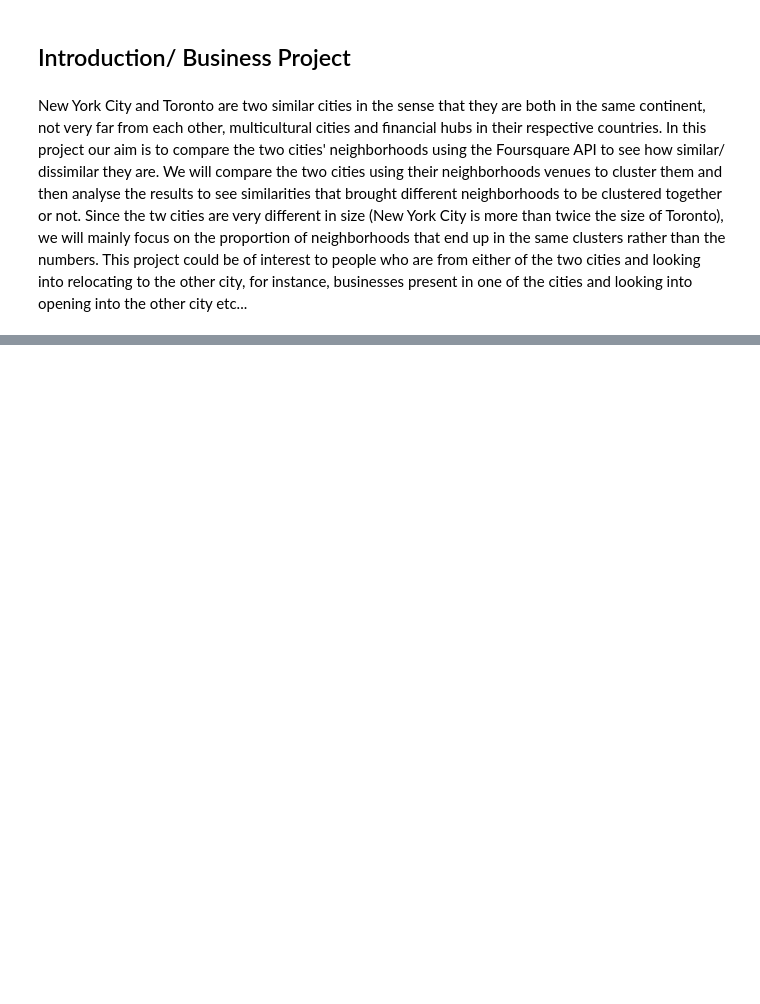
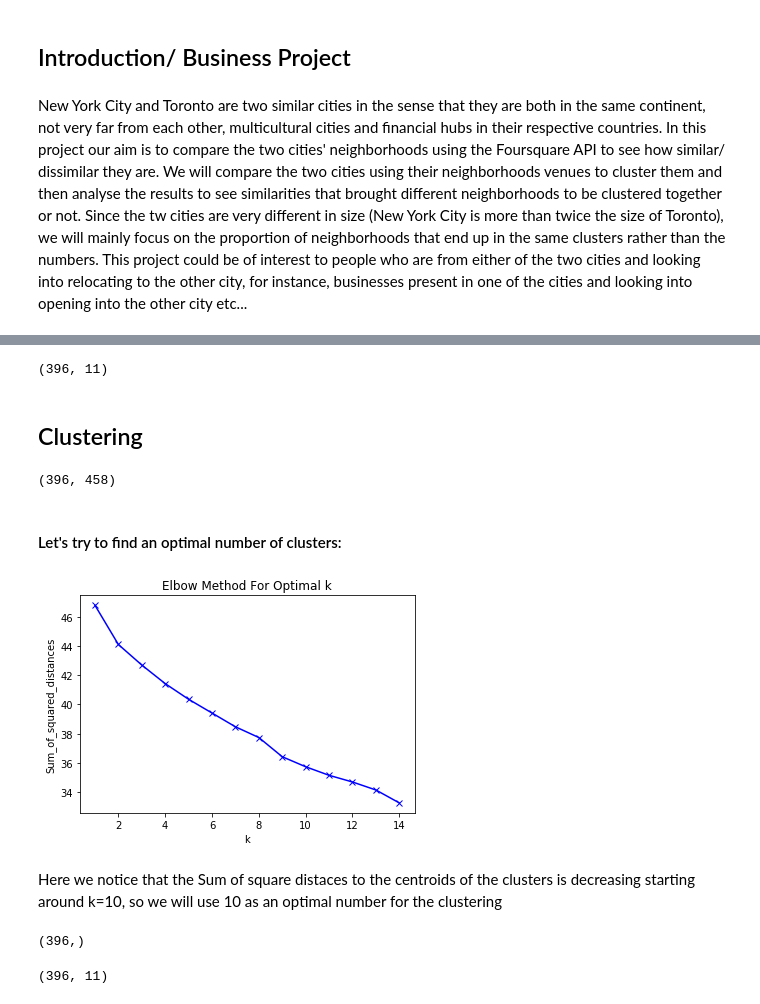
Before and after one commit to Hali-matou/Coursera-Capstone, a Jupyter notebook: Final_Project_HBA.ipynb, the cells around one changed output, grey strips where cells are left out. Cells and saved outputs as stored; diff of their text form; code cells hidden in the pictures; blank space fills up the shorter version.

```diff
--- a/Final_Project_HBA.ipynb
+++ b/Final_Project_HBA.ipynb
@@ -66,0 +424,12 @@ Libraries imported.
+# %%
+# one hot encoding
+ny_t_onehot = pd.get_dummies(ny_t_venues[['Venue Category']], prefix="", prefix_sep="")
+
+# add neighborhood column back to dataframe
+ny_t_onehot['Neighborhood'] = ny_t_venues['Neighborhood']
+
+# move neighborhood column to the first column
+fixed_columns = [ny_t_onehot.columns[-1]] + list(ny_t_onehot.columns[:-1])
+ny_t_onehot = ny_t_onehot[fixed_columns]
+
+ny_t_onehot.head()
@@ -66,0 +450,3 @@ Libraries imported.
+# %%
+ny_t_grouped = ny_t_onehot.groupby('Neighborhood').mean().reset_index()
+ny_t_grouped.head()
@@ -66,0 +542,42 @@ Libraries imported.
+# %%
+neighborhoods_venues_sorted.shape
+# %% [output]
+(396, 11)
+# %% [markdown]
+## Clustering
+# %%
+
+
+ny_t_grouped_clustering = ny_t_grouped.drop('Neighborhood', 1)
+
+ny_t_grouped_clustering.shape
+# %% [output]
+(396, 458)
+# %% [markdown]
+#### Let's try to find an optimal number of clusters:
+# %%
+Sum_of_squared_distances = []
+K = range(1,15)
+for k in K:
+    km = KMeans(n_clusters=k)
+    km = km.fit(ny_t_grouped_clustering)
+    Sum_of_squared_distances.append(km.inertia_)
+# %%
+import matplotlib.pyplot as plt
+plt.plot(K, Sum_of_squared_distances, 'bx-')
+plt.xlabel('k')
+plt.ylabel('Sum_of_squared_distances')
+plt.title('Elbow Method For Optimal k')
+plt.show()
+# %% [output]
+[figure, added]
+# %% [markdown]
+Here we notice that the Sum of square distaces to the centroids of the clusters is decreasing starting around k=10, so we will use 10 as an optimal number for the clustering
+# %%
+# run k-means clustering
+kmeans = KMeans(n_clusters=5, random_state=0).fit(ny_t_grouped_clustering)
+
+# check cluster labels generated for each row in the dataframe
+kmeans.labels_.shape
+# %% [output]
+(396,)
@@ -66,0 +586,4 @@ Libraries imported.
+# %%
+neighborhoods_venues_sorted.shape
+# %% [output]
+(396, 11)
```
Also changed, not shown: parts of 95 cells of this notebook.
